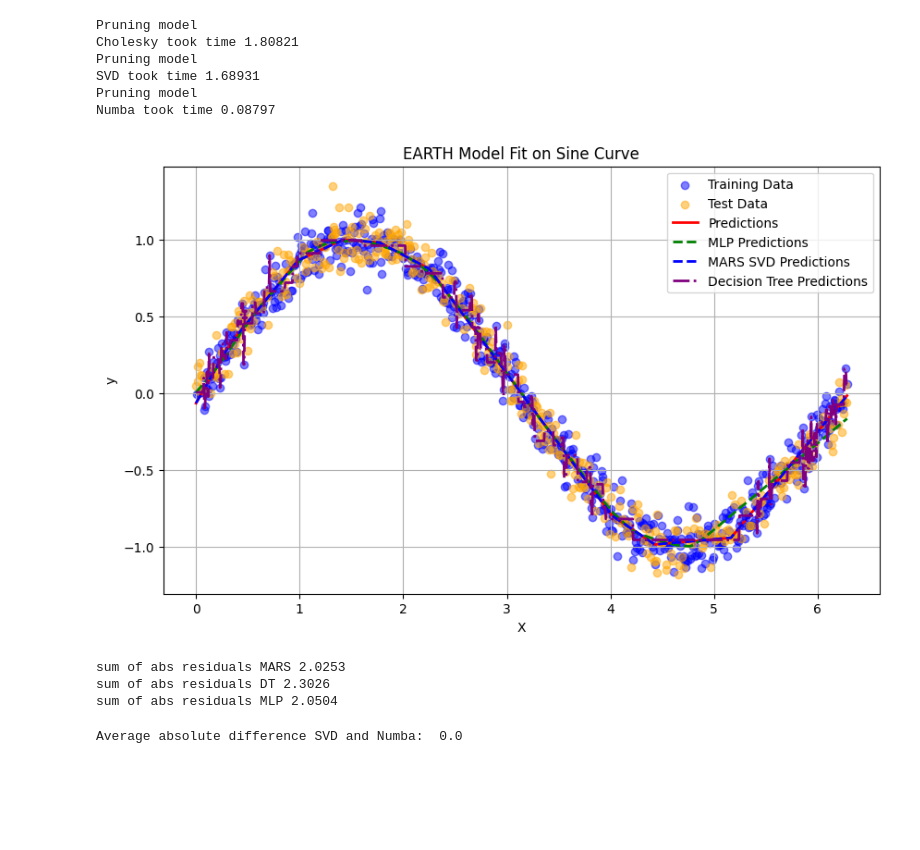
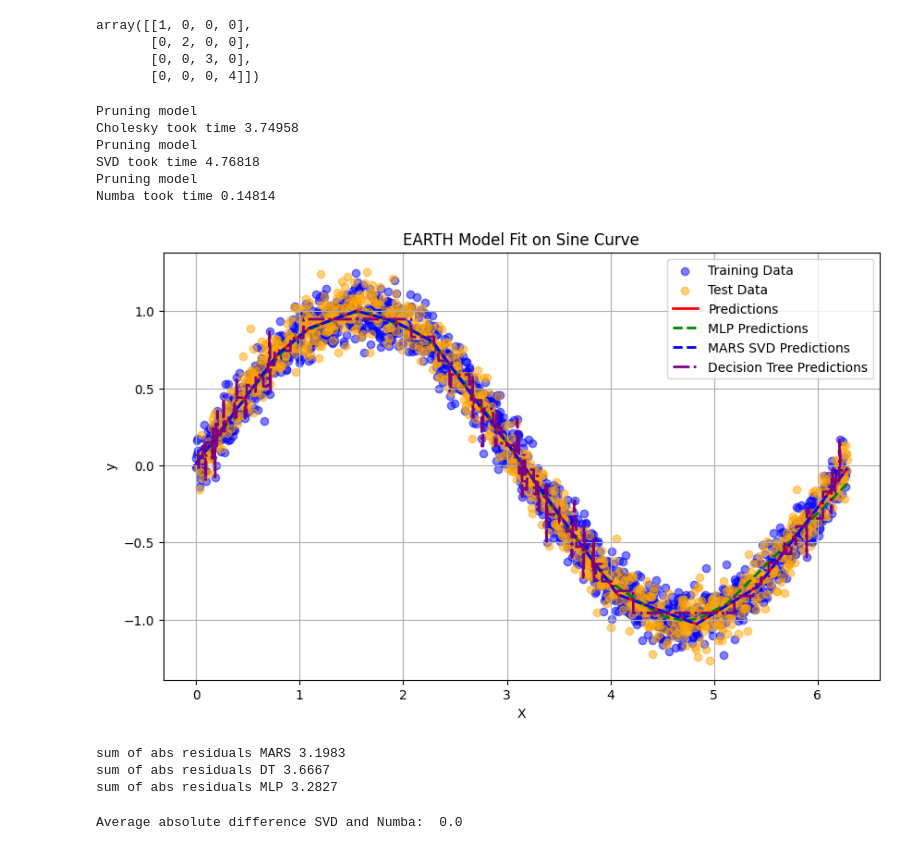
Before and after one commit to bjarkeh97/EARTH, a Jupyter notebook: examples/simple_example.ipynb, the cells around one changed output. Cells and saved outputs as stored; diff of their text form; code cells hidden in the pictures; blank space fills up the shorter version.

```diff
--- a/examples/simple_example.ipynb
+++ b/examples/simple_example.ipynb
@@ -9,6 +9,14 @@ from npearth.earth import EARTH
 from npearth._knotsearcher_cholesky import KnotSearcherCholesky
 from npearth._knotsearcher_cholesky_numba import KnotSearcherCholeskyNumba
 from npearth._knotsearcher_svd import KnotSearcherSVD
+# %%
+a = np.array([1,2,3,4])
+np.diag(a)
+# %% [output]
+array([[1, 0, 0, 0],
+       [0, 2, 0, 0],
+       [0, 0, 3, 0],
+       [0, 0, 0, 4]])
 # %%
 from sklearn.model_selection import train_test_split
 from sklearn.neural_network import MLPRegressor
@@ -22,7 +30,7 @@ def generate_sine_data(n_samples=200, noise_level=0.1, random_state=42):
     return X.reshape(-1, 1), y  # Reshape for sklearn compatibility
 
 # Step 2: Split Data
-n = 1000
+n = 2500
 X, y = generate_sine_data(n_samples=n, noise_level=0.1)
 X_train, X_test, y_train, y_test = train_test_split(X, y, test_size=0.4, random_state=42)
 
@@ -53,37 +61,37 @@ y_pred_test_mlp = mlp.predict(X_test)
 
 dt = DecisionTreeRegressor(max_depth=7)
 dt.fit(X_train, y_train)
 y_pred_dt = dt.predict(X)
 y_pred_test_dt = dt.predict(X_test)
 
 # Step 4: Make Predictions
 y_pred = earth_model.predict(X)
 y_pred_test = earth_model.predict(X_test)
 y_pred_svd = earth_model_svd.predict(X)
 y_pred_svd_test = earth_model_svd.predict(X_test)
 
 # Step 5: Visualize Results
 plt.figure(figsize=(10, 6))
 plt.scatter(X_train, y_train, color='blue', label='Training Data', alpha=0.5)
 plt.scatter(X_test, y_test, color='orange', label='Test Data', alpha=0.5)
 plt.plot(X, y_pred, color='red', label='Predictions', linewidth=2)
 plt.plot(X, y_pred_mlp, color='green', label='MLP Predictions', linewidth=2, linestyle='--')
 plt.plot(X, y_pred_svd, color='blue', label='MARS SVD Predictions', linewidth=2, linestyle='--')
 plt.plot(X, y_pred_dt, color='purple', label='Decision Tree Predictions', linewidth=2, linestyle='-.')
 plt.title('EARTH Model Fit on Sine Curve')
 plt.xlabel('X')
 plt.ylabel('y')
 plt.legend()
 plt.grid()
 plt.show()
 # %% [output]
 Pruning model
-Cholesky took time 1.80821
+Cholesky took time 3.74958
 Pruning model
-SVD took time 1.68931
+SVD took time 4.76818
 Pruning model
-Numba took time 0.08797
+Numba took time 0.14814
-[figure, old version]
+[figure, new version]
 # %%
 import pickle
 with open('/Users/bjarkehogdall/Code/EARTH/src/npearth/data/test_model.pickle', 'wb') as handle:
@@ -99,9 +107,9 @@ print("sum of abs residuals MARS", np.sqrt(sum((y_test - y_pred_test)**2)).round
 print("sum of abs residuals DT", np.sqrt(sum((y_test - y_pred_test_dt)**2)).round(4))
 print("sum of abs residuals MLP", np.sqrt(sum((y_test - y_pred_test_mlp)**2)).round(4))
 # %% [output]
-sum of abs residuals MARS 2.0253
-sum of abs residuals DT 2.3026
-sum of abs residuals MLP 2.0504
+sum of abs residuals MARS 3.1983
+sum of abs residuals DT 3.6667
+sum of abs residuals MLP 3.2827
 # %%
 print("Average absolute difference SVD and Numba: ", np.abs(y_pred_svd_test - y_pred_test).mean())
 # %% [output]
```
Also changed, not shown: parts of 1 cell of this notebook, 9 other files.
